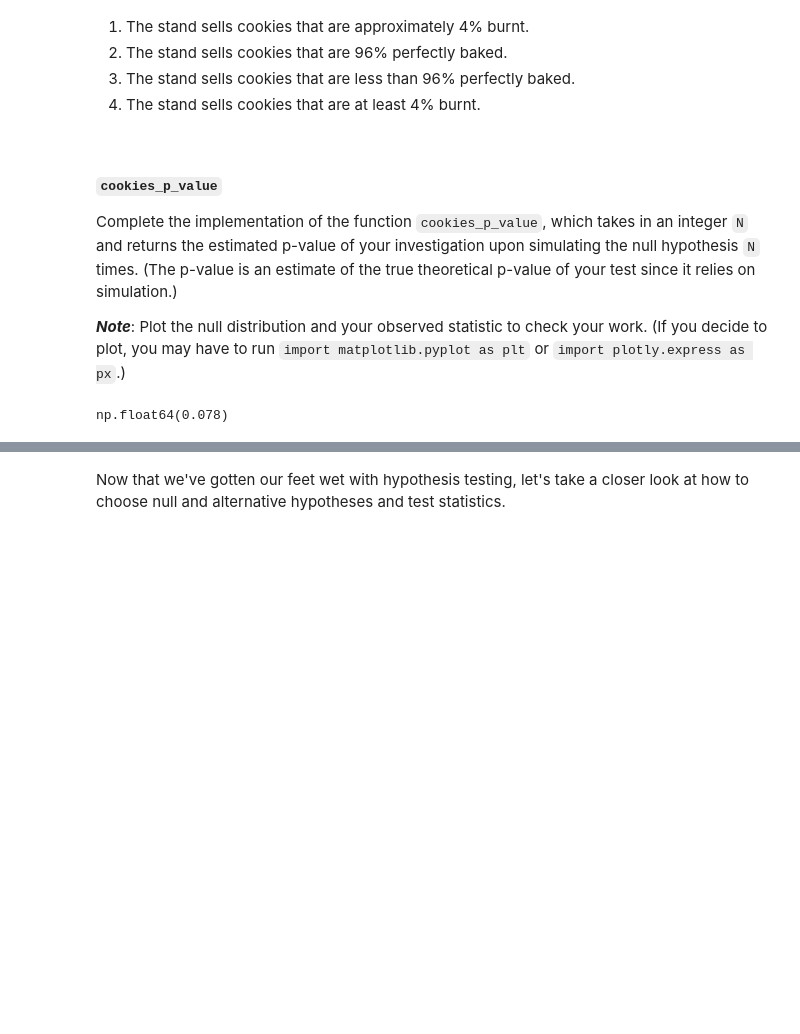
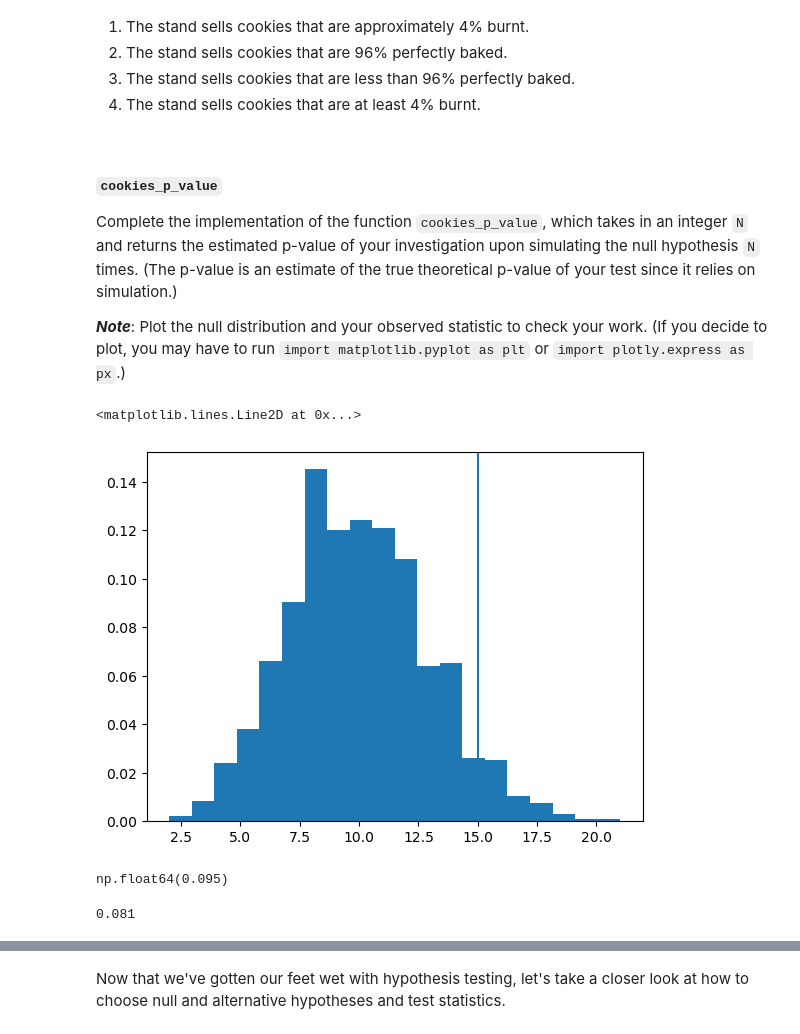
Before and after one commit to KevinHuang8706/dsc80-2024-fa, a Jupyter notebook: labs/lab04/lab.ipynb, the cells around one changed output, grey strips where cells are left out. Drawn from its saved outputs; the diff is of its cells as text; code cells hidden in the pictures; blank space fills up the shorter version.

```diff
--- a/labs/lab04/lab.ipynb
+++ b/labs/lab04/lab.ipynb
@@ -198,9 +170,23 @@ Complete the implementation of the function `cookies_p_value`, which takes in an
 # %%
 import matplotlib.pyplot as plt
 result = cookies_p_value(1000)
-result
+plt.hist(result,bins=20,density=True)
+plt.axvline(15)
 # %% [output]
-np.float64(0.078)
+<matplotlib.lines.Line2D at 0x...>
+[figure, added]
+# %%
+null = 0.04
+observed_burnt = 15
+simulated_burnt = np.random.binomial(250, null, 1000)
+p_values = np.mean(simulated_burnt >= observed_burnt)
+p_values
+# %% [output]
+np.float64(0.095)
+# %%
+cookies_p_value(1000)
+# %% [output]
+0.081
 # %%
 grader.check("q3")
 # %% [output]
```
Also changed, not shown: parts of 24 cells of this notebook, 5 other files.
